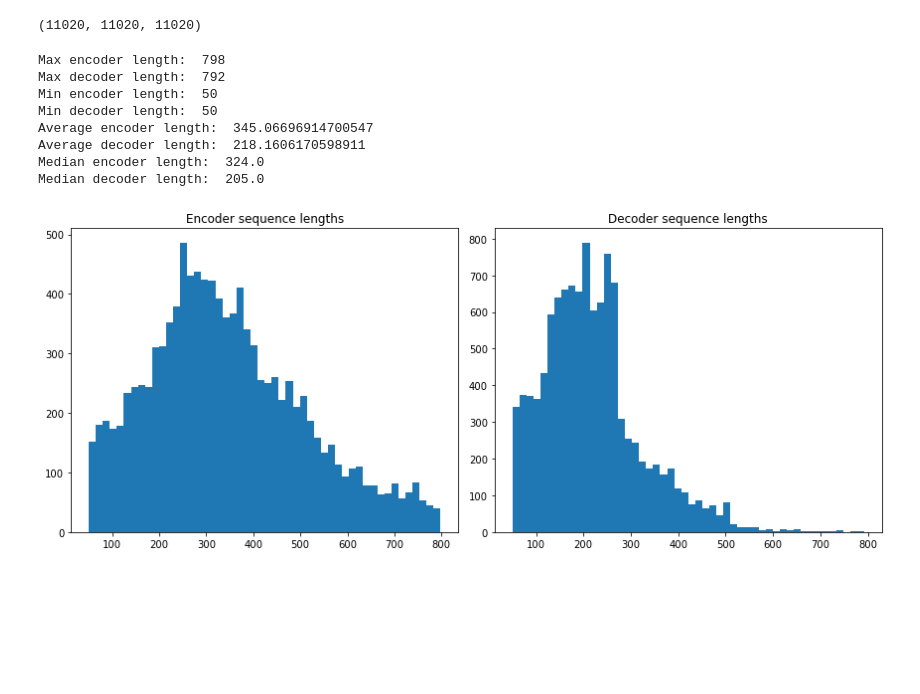
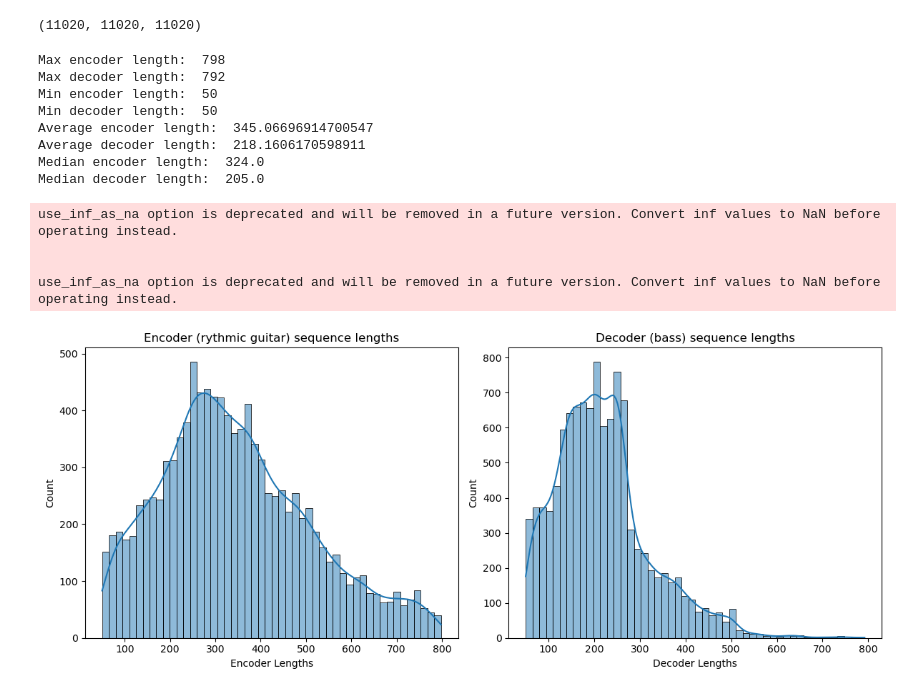
Before and after one commit to OlitHub/guitar-tab-gen, a Jupyter notebook: src/1. preprocessing/5.cp_drums_pre_processing.ipynb, the cells around one changed output. Drawn from its saved outputs; the diff is of its cells as text; code cells hidden in the pictures; blank space fills up the shorter version.

```diff
--- a/src/1. preprocessing/5.cp_drums_pre_processing.ipynb
+++ b/src/1. preprocessing/5.cp_drums_pre_processing.ipynb
@@ -12,10 +12,11 @@ import pathlib
 import pickle
 import matplotlib.pyplot as plt
 # %%
-path_to_bass_folder = pathlib.Path("..\..\data\BGTG\BGTG_Bass")
+path_to_bass_folder = pathlib.Path(r"..\..\data\BGTG\BGTG_Bass")
 thr_measures = 16
 thr_max_tokens = 800
 thr_min_tokens = 50
+
 # Iterate over all the alphabetical and group folders within each folders
 # For the first implementation we will assume that if a song has bass it also has RG.
 # %%
@@ -31,7 +32,7 @@ big_dict = {'All_Events':[], 'Encoder_RG':[], 'Decoder_Bass':[]}
 # big_dict['encoder_rg'][0] = list of rg txt tokens for the first song
 # big_dict['decoder_bass'][0] = list of bass txt tokens for the first song
 
-for bass_file_path in tqdm(path_to_bass_folder.rglob("*.txt"), total=14480, desc="Generating sequences of ids"):
+for bass_file_path in tqdm(path_to_bass_folder.rglob("*.txt"), total=14480, desc="Generating sequences of tokens"):
     # Replace _bass with _rythmic and BGTG_Bass by BGTG_RG to get the corresponding RG file
     rg_file_path = pathlib.Path((str(bass_file_path).replace("_bass.txt", "_rythmic.txt")).replace("BGTG_Bass", "BGTG_RG"))
     all_file_path = pathlib.Path((str(bass_file_path).replace("_bass.txt", "_rythmic.txt")).replace("BGTG_Bass", "BGTG_RG_Bass"))
@@ -134,38 +135,58 @@ max_enc_length = max(ENC_LENGTH)
 max_dec_length = max(DEC_LENGTH)
 min_enc_length = min(ENC_LENGTH)
 min_dec_length = min(DEC_LENGTH)
 avg_enc_length = np.mean(ENC_LENGTH)
 avg_dec_length = np.mean(DEC_LENGTH)
 med_enc_length = np.median(ENC_LENGTH)
 med_dec_length = np.median(DEC_LENGTH)
 
 print("Max encoder length: ", max_enc_length)
 print("Max decoder length: ", max_dec_length)
 print("Min encoder length: ", min_enc_length)
 print("Min decoder length: ", min_dec_length)
 print("Average encoder length: ", avg_enc_length)
 print("Average decoder length: ", avg_dec_length)
 print("Median encoder length: ", med_enc_length)
 print("Median decoder length: ", med_dec_length)
 
-# Distribution of the lengths of the sequences
+
+import seaborn as sns
+import matplotlib.pyplot as plt
+import pandas as pd
+
+# Create a DataFrame for visualization
+df = pd.DataFrame({
+    "Encoder Lengths": ENC_LENGTH,
+    "Decoder Lengths": DEC_LENGTH
+})
+
+df.replace([float("inf"), float("-inf")], pd.NA, inplace=True)
+
+# Set up the figure with two subplots
 fig, axes = plt.subplots(1, 2, figsize=(12, 5))  # 1 row, 2 columns
+# Plot histogram for encoder sequence lengths
+sns.histplot(df["Encoder Lengths"], bins=50, kde=True, ax=axes[0])
+axes[0].set_title("Encoder (rythmic guitar) sequence lengths")
 
-axes[0].hist(ENC_LENGTH, bins=50)
-axes[0].set_title("Encoder sequence lengths")
+# Plot histogram for decoder sequence lengths
+sns.histplot(df["Decoder Lengths"], bins=50, kde=True, ax=axes[1])
+axes[1].set_title("Decoder (bass) sequence lengths")
 
-axes[1].hist(DEC_LENGTH, bins=50)
-axes[1].set_title("Decoder sequence lengths")
-
-plt.tight_layout()  # Adjust layout for better spacing
+# Adjust layout and save the figure
+plt.tight_layout()
+plt.savefig("../../outputs/figs/sequence_lengths.png")  # Save as PNG
 plt.show()
 # %% [output]
 Max encoder length:  798
 Max decoder length:  792
 Min encoder length:  50
 Min decoder length:  50
 Average encoder length:  345.06696914700547
 Average decoder length:  218.1606170598911
 Median encoder length:  324.0
 Median decoder length:  205.0
+use_inf_as_na option is deprecated and will be removed in a future version. Convert inf values to NaN before operating instead.
+
+
+use_inf_as_na option is deprecated and will be removed in a future version. Convert inf values to NaN before operating instead.
-[figure, old version]
+[figure, new version]
```
Also changed, not shown: parts of 1 cell of this notebook, 22 other files.
